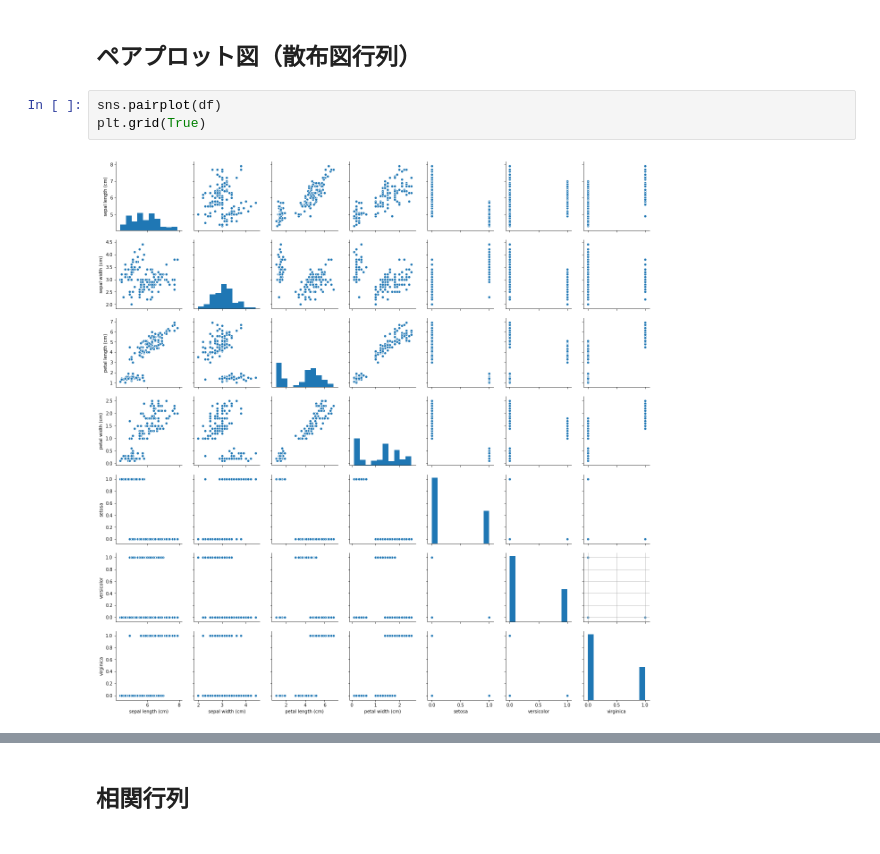
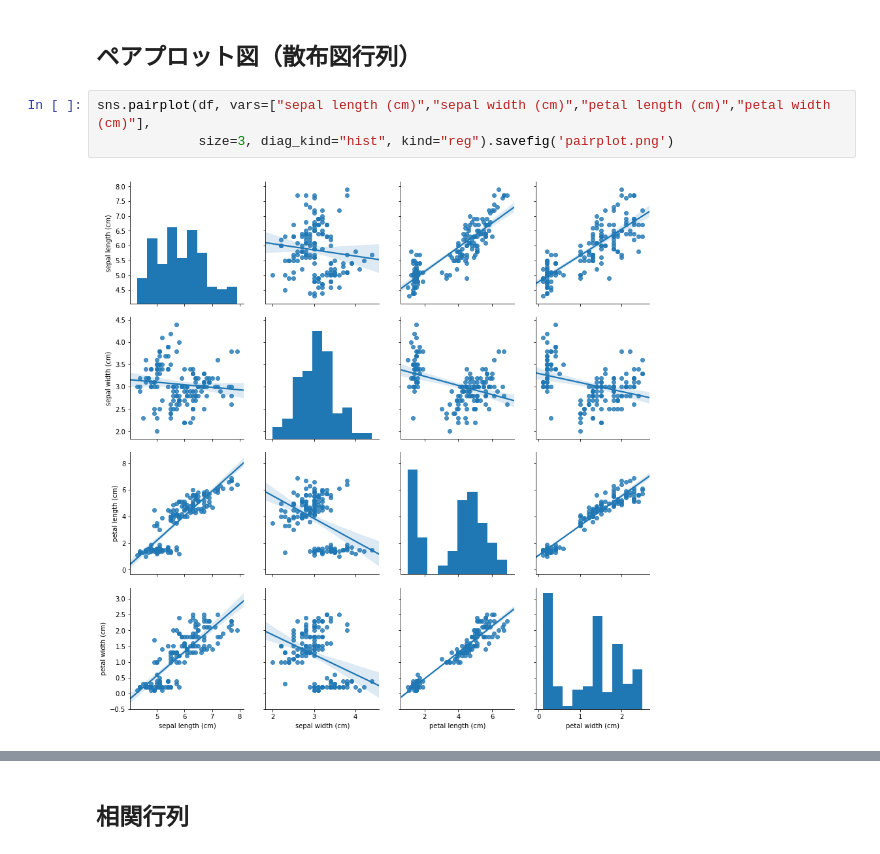
Before and after one commit to Hironobu-Kawaguchi/Hello-World, a Jupyter notebook: demo/02_data_visualization.ipynb, the cells around one changed output, grey strips where cells are left out. Cells and saved outputs as stored; diff of their text form.

```diff
--- a/demo/02_data_visualization.ipynb
+++ b/demo/02_data_visualization.ipynb
@@ -70,8 +70,8 @@ df.describe()
 | max | 7.900000 | 4.400000 | 6.900000 | 2.500000 | 1.000000 | 1.000000 | ... |
 # %% [markdown]
 ## ペアプロット図（散布図行列）
-# %%
-sns.pairplot(df)
-plt.grid(True)
-# %% [output]
-[figure, removed]
+# %%
+sns.pairplot(df, vars=["sepal length (cm)","sepal width (cm)","petal length (cm)","petal width (cm)"],
+             size=3, diag_kind="hist", kind="reg").savefig('pairplot.png')
+# %% [output]
+[figure, added]
```
Also changed, not shown: parts of 3 cells of this notebook, 4 other files.
